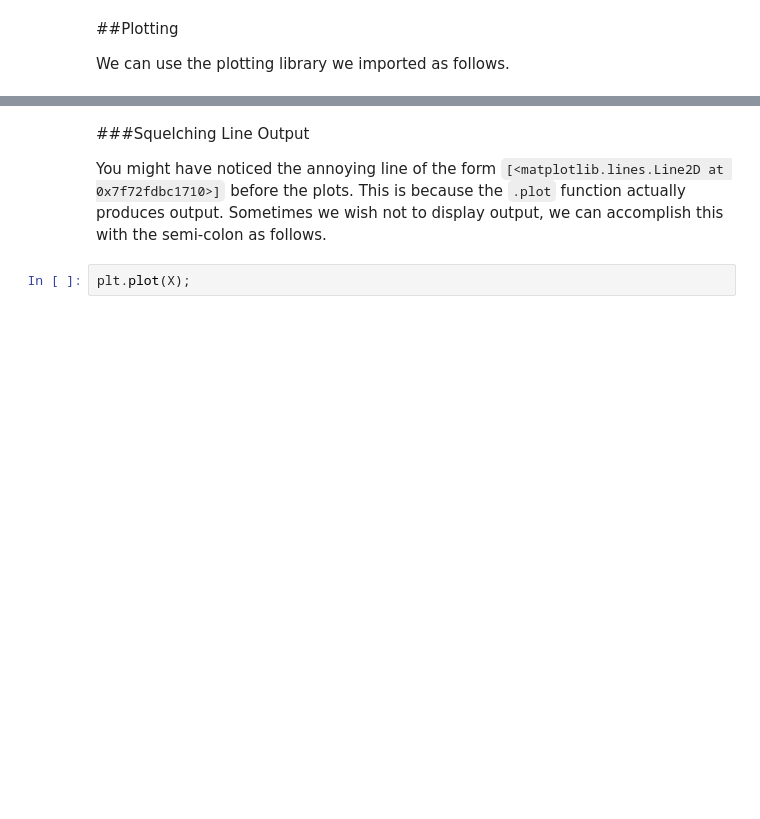
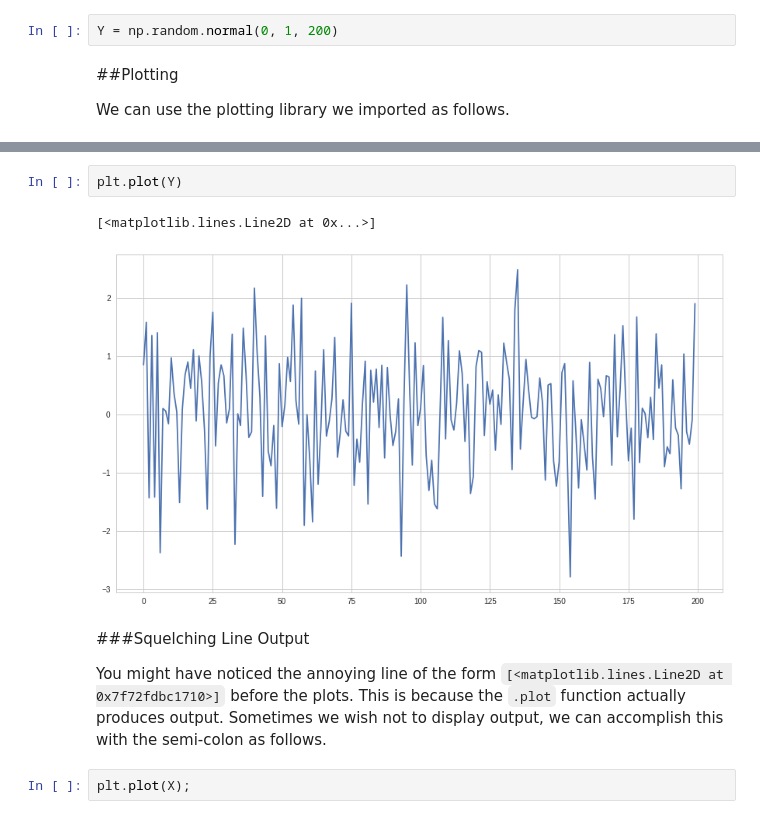
Before and after one commit to Saariasba/AlgorithmsUN2020II, a Jupyter notebook: saariasbalecture1.ipynb, the cells around one changed output, grey strips where cells are left out. Drawn from its saved outputs; the diff is of its cells as text; blank space fills up the shorter version.

```diff
--- a/saariasbalecture1.ipynb
+++ b/saariasbalecture1.ipynb
@@ -84,6 +120,8 @@ We'll sample some random data using a function from `numpy`.
 # %%
 # Sample 100 points with a mean of 0 and an std of 1. This is a standard normal distribution.
 X = np.random.normal(0, 1, 100)
+# %%
+Y = np.random.normal(0, 1, 200)
 # %% [markdown]
 ##Plotting
 
@@ -93,3 +134,8 @@ plt.plot(X)
+# %%
+plt.plot(Y)
+# %% [output]
+[<matplotlib.lines.Line2D at 0x...>]
+[figure, added]
 # %% [markdown]
 ###Squelching Line Output
 
```
Also changed, not shown: parts of 41 cells of this notebook.
